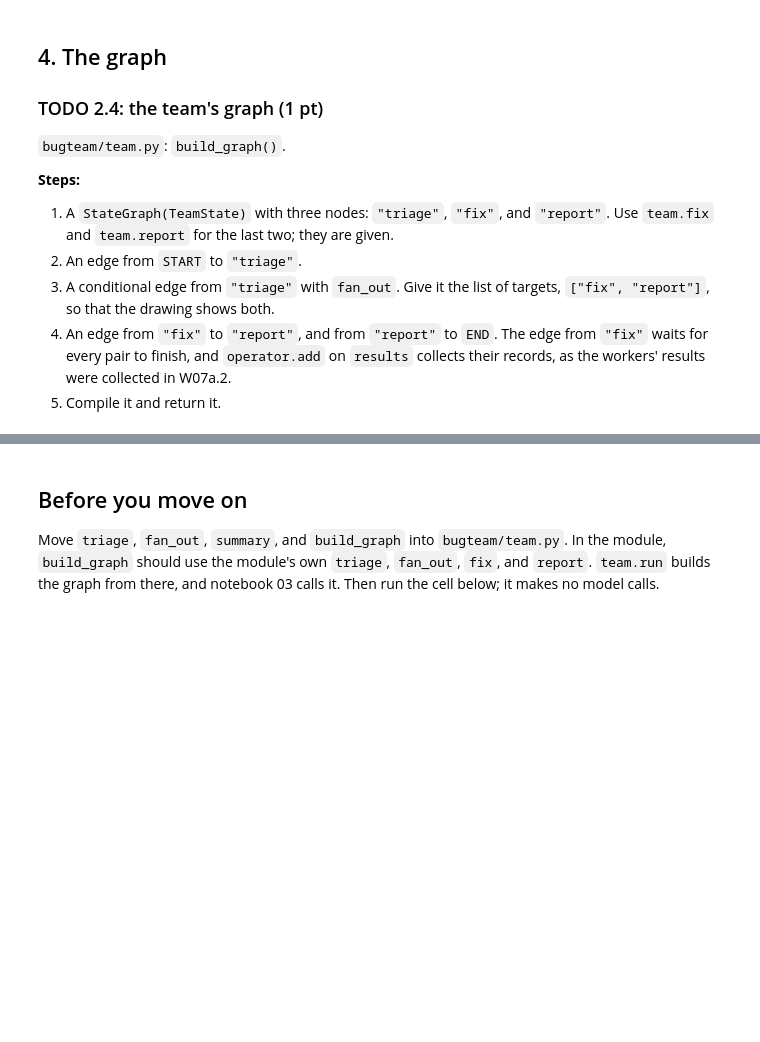
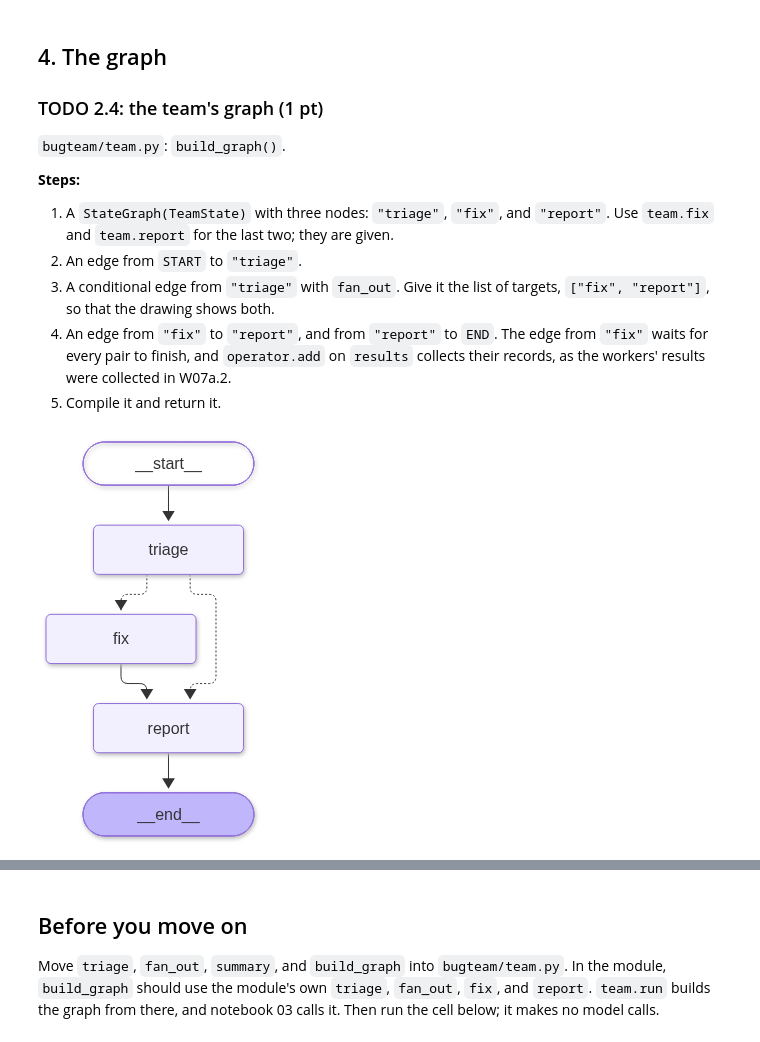
Before and after one commit to DonnyLe/DADA3, a Jupyter notebook: DADA3_02_Team.ipynb, the cells around one changed output, grey strips where cells are left out. Drawn from its saved outputs; the diff is of its cells as text; code cells hidden in the pictures; blank space fills up the shorter version.

```diff
--- a/DADA3_02_Team.ipynb
+++ b/DADA3_02_Team.ipynb
@@ -50,7 +70,23 @@ from bugteam.util import retry
 # TODO 2.1
 def triage(state: TeamState) -> dict:
     # your code here
-    ...
+    model = config.chat().with_structured_output(Label)
+
+    parts = []
+    for path, text in repo_files().items():
+        if path.startswith("huskyutils/"):
+            parts.append("# " + path + "\n" + text)
+    code = "\n\n".join(parts)
+
+    labels = {}
+    reasons = {}
+    for issue in state["issues"]:
+        prompt = TRIAGE_PROMPT.format(code=code, issue=issue_text(issue))
+        result = retry(model.invoke, prompt)
+        labels[issue["number"]] = result.label
+        reasons[issue["number"]] = result.reasoning
+
+    return {"labels": labels, "reasons": reasons}
 # %%
 decided = triage({"issues": issues})
 for n, label in decided["labels"].items():
@@ -84,7 +131,16 @@ from langgraph.types import Send
 # TODO 2.2
 def fan_out(state: TeamState):
     # your code here
-    ...
+    sends = []
+    for issue in state["issues"]:
+        number = issue["number"]
+        if state["labels"][number] == "bug":
+            note = state["reasons"][number]
+            sends.append(Send("fix", {"issue": issue, "note": note}))
+
+    if len(sends) == 0:
+        return "report"
+    return sends
 # %%
 two = issues[:3]
 labels = {two[0]["number"]: "bug", two[1]["number"]: "bug", two[2]["number"]: "not_a_bug"}
@@ -144,15 +211,27 @@ Check the paragraph against the lines above it. Does it say anything the lines d
 # %%
 from IPython.display import Image, display
 from langgraph.graph import END, START, StateGraph
 
 
 # TODO 2.4
 def build_graph():
     # your code here
-    ...
+    builder = StateGraph(TeamState)
+    builder.add_node("triage", triage)
+    builder.add_node("fix", team.fix)
+    builder.add_node("report", team.report)
+
+    builder.add_edge(START, "triage")
+    builder.add_conditional_edges("triage", fan_out, ["fix", "report"])
+    builder.add_edge("fix", "report")
+    builder.add_edge("report", END)
+
+    return builder.compile()
 
 
 display(Image(build_graph().get_graph().draw_mermaid_png()))
+# %% [output]
+[figure, added]
 # %% [markdown]
 Your drawing should look like this. The dotted edges from `triage` are the conditional edge: one `Send` to `fix` per bug, or straight to `report` when there are none.
 
```
Also changed, not shown: parts of 9 cells of this notebook, 13 other files.
